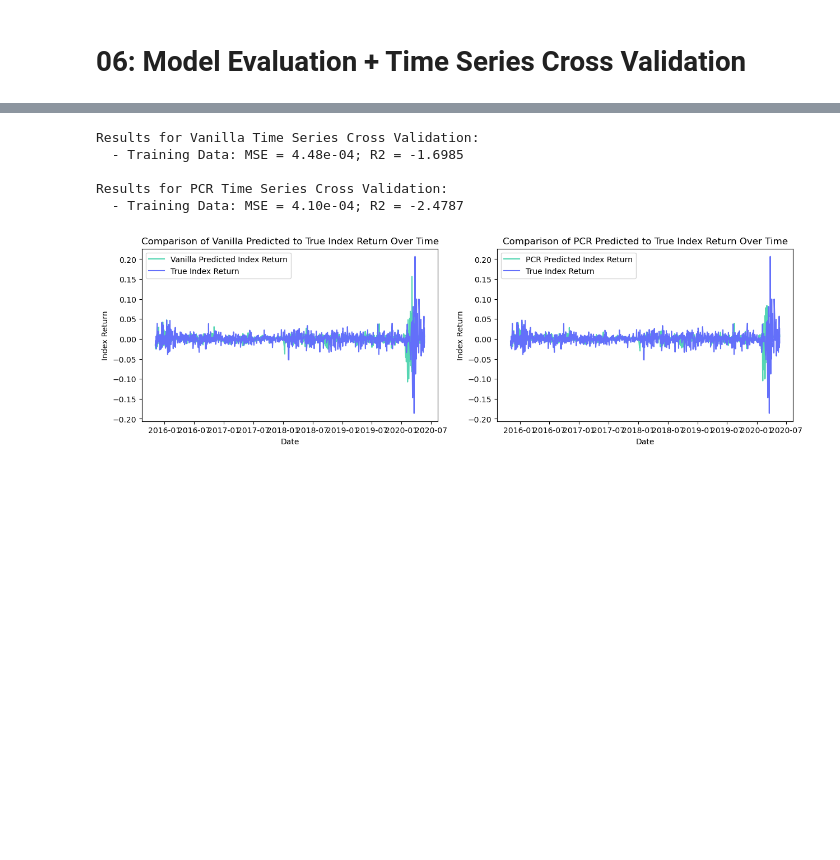
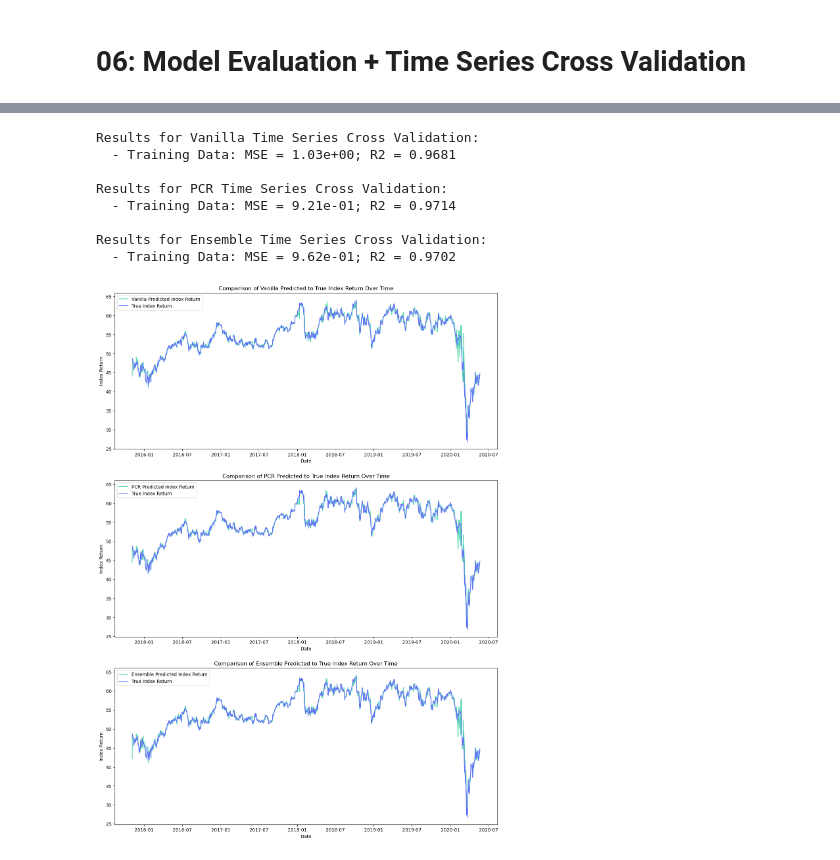
Before and after one commit to tmoolji/IMLFinalProj, a Jupyter notebook: final_proj.ipynb, the cells around one changed output, grey strips where cells are left out. Cells and saved outputs as stored; diff of their text form; code cells hidden in the pictures; blank space fills up the shorter version.

Commit message:
updated graphs to display pred idx return, finished ensemble model

```diff
--- a/final_proj.ipynb
+++ b/final_proj.ipynb
@@ -734,30 +747,41 @@ def eval_tscv(name, predictors, actual):
 
 eval_tscv("Vanilla Time Series Cross Validation", actual_values, vanilla_predictions)
 eval_tscv("PCR Time Series Cross Validation", actual_values, pcr_predictions)
+eval_tscv("Ensemble Time Series Cross Validation", actual_values, ensemble_predictions)
 # %% [output]
 Results for Vanilla Time Series Cross Validation:
-  - Training Data: MSE = 4.48e-04; R2 = -1.6985
+  - Training Data: MSE = 1.03e+00; R2 = 0.9681
 
 Results for PCR Time Series Cross Validation:
-  - Training Data: MSE = 4.10e-04; R2 = -2.4787
+  - Training Data: MSE = 9.21e-01; R2 = 0.9714
+
+Results for Ensemble Time Series Cross Validation:
+  - Training Data: MSE = 9.62e-01; R2 = 0.9702
 # %%
-fig, axes = plt.subplots(1, 2, figsize=(15, 4))
+fig, axes = plt.subplots(3, 1, figsize=(15, 21))
 axes = axes.flatten()
 
 axes[0].plot(dates, vanilla_predictions, label = "Vanilla Predicted Index Return", color = GREEN)
 axes[0].plot(dates, actual_values, label = "True Index Return", color = BLUE)
 axes[0].set_xlabel('Date')
 axes[0].set_ylabel('Index Return')
 axes[0].set_title('Comparison of Vanilla Predicted to True Index Return Over Time')
 axes[0].legend()
 
 axes[1].plot(dates, pcr_predictions, label = "PCR Predicted Index Return", color = GREEN)
 axes[1].plot(dates, actual_values, label = "True Index Return", color = BLUE)
 axes[1].set_xlabel('Date')
 axes[1].set_ylabel('Index Return')
 axes[1].set_title('Comparison of PCR Predicted to True Index Return Over Time')
 axes[1].legend()
 
+axes[2].plot(dates, ensemble_predictions, label = "Ensemble Predicted Index Return", color = GREEN)
+axes[2].plot(dates, actual_values, label = "True Index Return", color = BLUE)
+axes[2].set_xlabel('Date')
+axes[2].set_ylabel('Index Return')
+axes[2].set_title('Comparison of Ensemble Predicted to True Index Return Over Time')
+axes[2].legend()
+
 plt.show()
 # %% [output]
-[figure, old version]
+[figure, new version]
```
Also changed, not shown: parts of 4 cells of this notebook.
